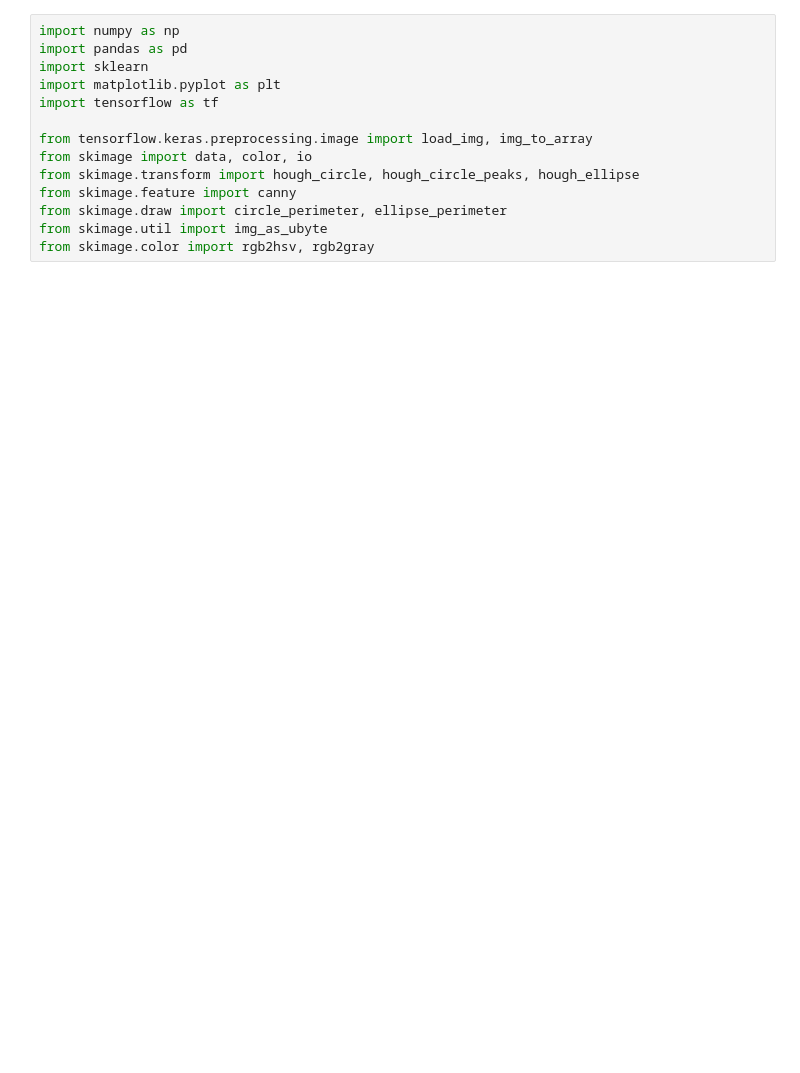
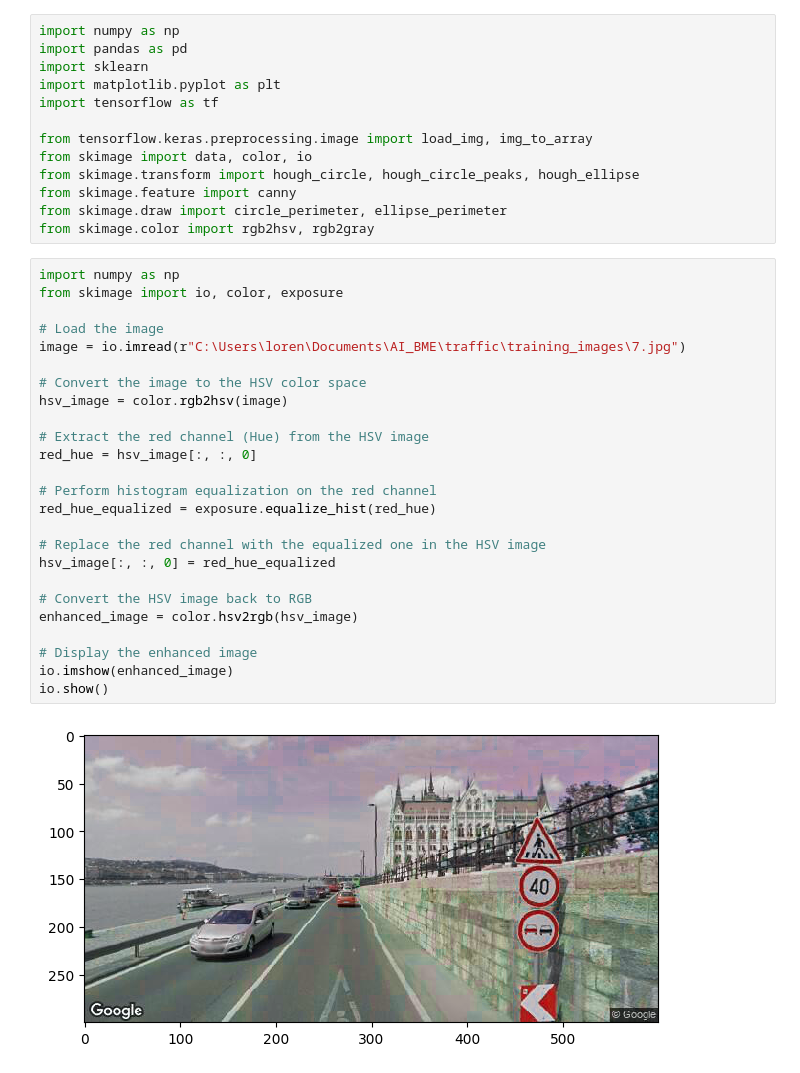
Before and after one commit to elkolbo/traffic_sign_detection, a Jupyter notebook: localization.ipynb, the cells around one changed output. Saved outputs shown, nothing was run; the diff lists cells and outputs as text; blank space fills up the shorter version.

```diff
--- a/localization.ipynb
+++ b/localization.ipynb
@@ -10,6 +10,32 @@ from skimage import data, color, io
 from skimage.transform import hough_circle, hough_circle_peaks, hough_ellipse
 from skimage.feature import canny
 from skimage.draw import circle_perimeter, ellipse_perimeter
-from skimage.util import img_as_ubyte
 from skimage.color import rgb2hsv, rgb2gray
+# %%
+import numpy as np
+from skimage import io, color, exposure
+
+# Load the image
+image = io.imread(r"C:\Users\loren\Documents\AI_BME\traffic\training_images\7.jpg")
+
+# Convert the image to the HSV color space
+hsv_image = color.rgb2hsv(image)
+
+# Extract the red channel (Hue) from the HSV image
+red_hue = hsv_image[:, :, 0]
+
+# Perform histogram equalization on the red channel
+red_hue_equalized = exposure.equalize_hist(red_hue)
+
+# Replace the red channel with the equalized one in the HSV image
+hsv_image[:, :, 0] = red_hue_equalized
+
+# Convert the HSV image back to RGB
+enhanced_image = color.hsv2rgb(hsv_image)
+
+# Display the enhanced image
+io.imshow(enhanced_image)
+io.show()
+# %% [output]
+[figure, added]
 # %%
```
Also changed, not shown: parts of 2 cells of this notebook.
